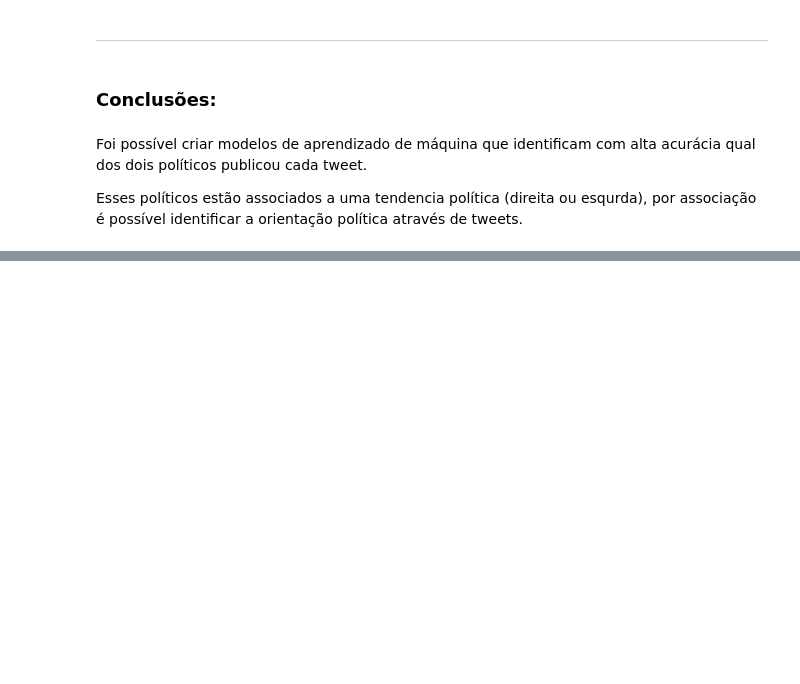
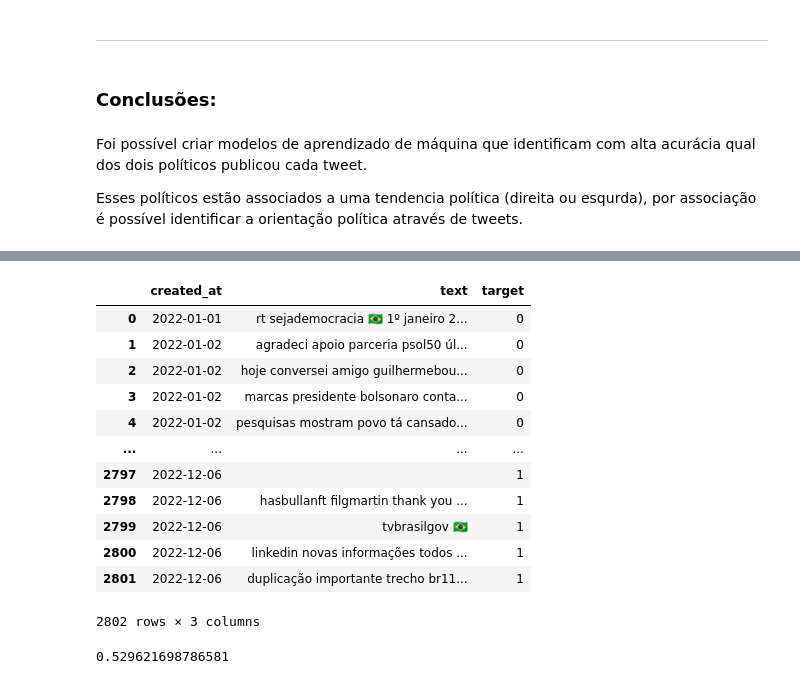
Before and after one commit to BaimaCaio/analise-twitter-lula-bolsonaro, a Jupyter notebook: analysis.ipynb, the cells around one changed output, grey strips where cells are left out. Saved outputs shown, nothing was run; the diff lists cells and outputs as text; code cells hidden in the pictures; blank space fills up the shorter version.

```diff
--- a/analysis.ipynb
+++ b/analysis.ipynb
@@ -749,0 +761,19 @@ Esses políticos estão associados a uma tendencia política (direita ou esqurda
+# %%
+tt2022_01 = pd.read_excel('tt2022-01.xlsx')
+tt2022_01['text'] = tt2022_01['text'].apply(processar_texto)
+tt2022_01['text'] = tt2022_01['text'].apply(agrupar)
+tt2022_01
+# %% [output]
+|  | created_at | text | target |
+| 0 | 2022-01-01 | rt sejademocracia 🇧🇷 1º janeiro 2... | 0 |
+| 1 | 2022-01-02 | agradeci apoio parceria psol50 úl... | 0 |
+| 2 | 2022-01-02 | hoje conversei amigo guilhermebou... | 0 |
+| 3 | 2022-01-02 | marcas presidente bolsonaro conta... | 0 |
+| 4 | 2022-01-02 | pesquisas mostram povo tá cansado... | 0 |
+| ... | ... | ... | ... |
+| 2797 | 2022-12-06 |  | 1 |
+| 2798 | 2022-12-06 | hasbullanft filgmartin thank you ... | 1 |
+| 2799 | 2022-12-06 | tvbrasilgov 🇧🇷 | 1 |
+| 2800 | 2022-12-06 | linkedin novas informações todos ... | 1 |
+| 2801 | 2022-12-06 | duplicação importante trecho br11... | 1 |
+2802 rows × 3 columns
@@ -749,0 +784,5 @@ Esses políticos estão associados a uma tendencia política (direita ou esqurda
+# %%
+y_pred = model.predict(X)
+accuracy_score(y, y_pred)
+# %% [output]
+0.529621698786581
```
Also changed, not shown: parts of 11 cells of this notebook, 1 other file.
